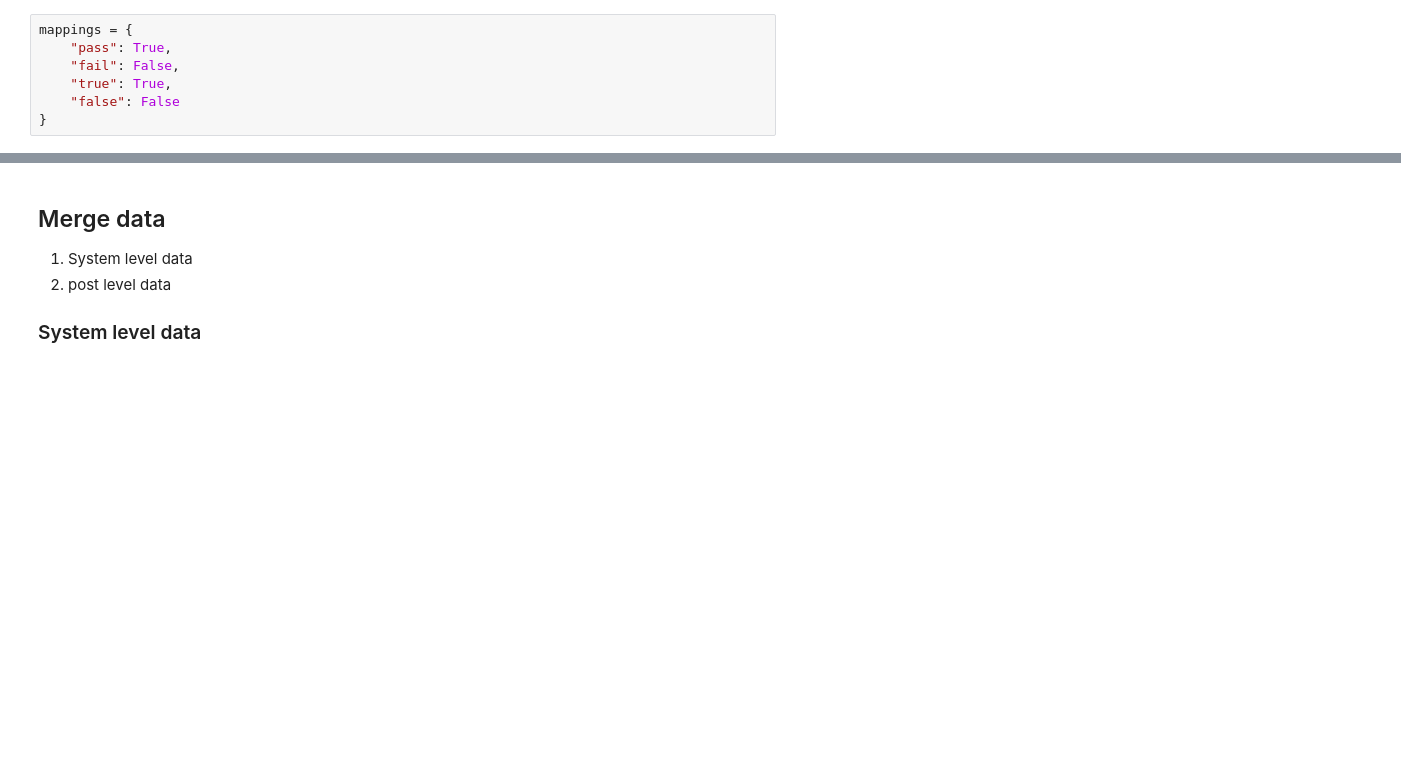
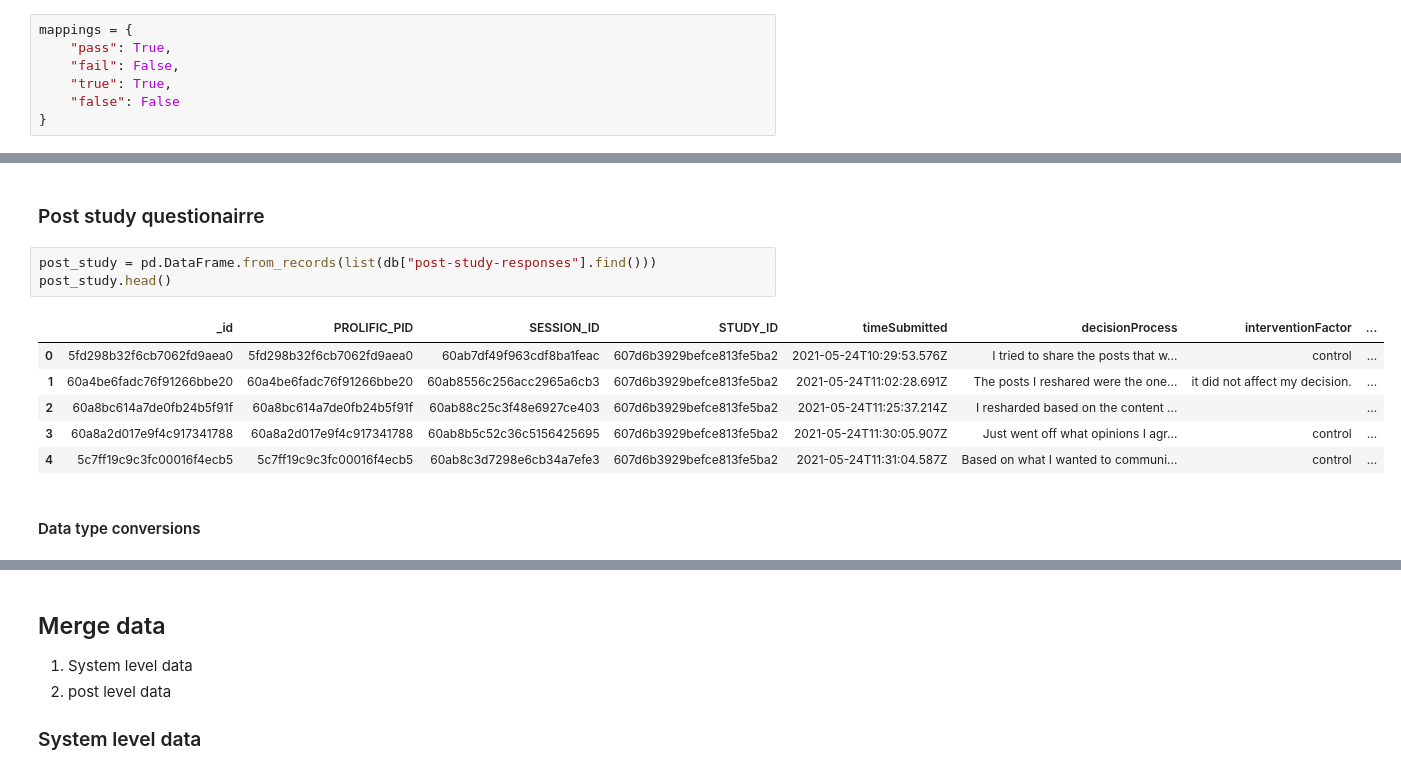
Before and after one commit to cameron-raymond/SDS-Thesis, a Jupyter notebook: notebooks/Clean_Data.ipynb, the cells around one changed output, grey strips where cells are left out. Saved outputs shown, nothing was run; the diff lists cells and outputs as text; blank space fills up the shorter version.

```diff
--- a/notebooks/Clean_Data.ipynb
+++ b/notebooks/Clean_Data.ipynb
@@ -123,0 +140,14 @@ print(f"{num_outliers} outlier(s) in completion time, {num_participants-num_outl
+# %% [markdown]
+### Post study questionairre
+# %%
+post_study = pd.DataFrame.from_records(list(db["post-study-responses"].find()))
+post_study.head()
+# %% [output]
+|  | _id | PROLIFIC_PID | SESSION_ID | STUDY_ID | timeSubmitted | decisionProcess | interventionFactor | ... |
+| 0 | 5fd298b32f6cb7062fd9aea0 | 5fd298b32f6cb7062fd9aea0 | 60ab7df49f963cdf8ba1feac | 607d6b3929befce813fe5ba2 | 2021-05-24T10:29:53.576Z | I tried to share the posts that w... | control | ... |
+| 1 | 60a4be6fadc76f91266bbe20 | 60a4be6fadc76f91266bbe20 | 60ab8556c256acc2965a6cb3 | 607d6b3929befce813fe5ba2 | 2021-05-24T11:02:28.691Z | The posts I reshared were the one... | it did not affect my decision. | ... |
+| 2 | 60a8bc614a7de0fb24b5f91f | 60a8bc614a7de0fb24b5f91f | 60ab88c25c3f48e6927ce403 | 607d6b3929befce813fe5ba2 | 2021-05-24T11:25:37.214Z | I resharded based on the content ... |  | ... |
+| 3 | 60a8a2d017e9f4c917341788 | 60a8a2d017e9f4c917341788 | 60ab8b5c52c36c5156425695 | 607d6b3929befce813fe5ba2 | 2021-05-24T11:30:05.907Z | Just went off what opinions I agr... | control | ... |
+| 4 | 5c7ff19c9c3fc00016f4ecb5 | 5c7ff19c9c3fc00016f4ecb5 | 60ab8c3d7298e6cb34a7efe3 | 607d6b3929befce813fe5ba2 | 2021-05-24T11:31:04.587Z | Based on what I wanted to communi... | control | ... |
+# %% [markdown]
+#### Data type conversions
```
Also changed, not shown: parts of 33 cells of this notebook.
